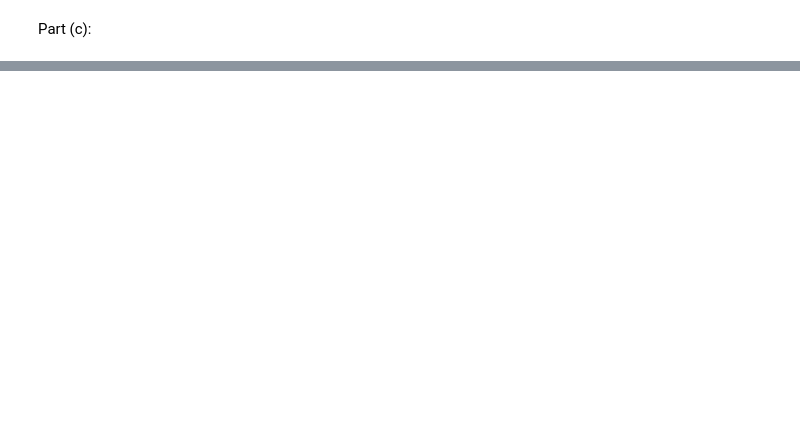
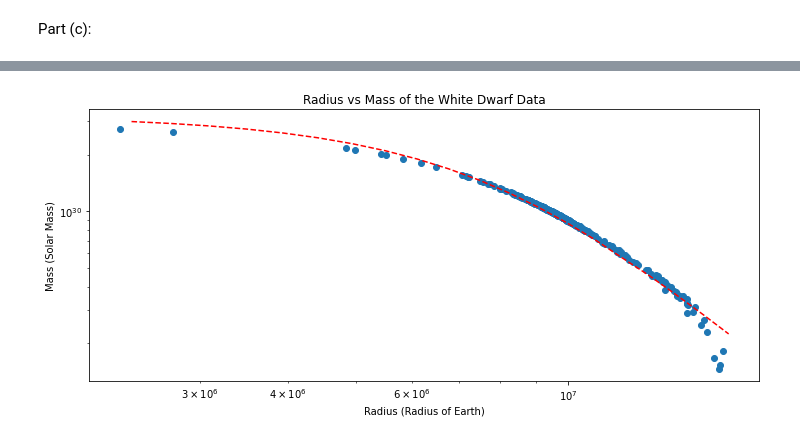
Before and after one commit to tevfikyuce/PHYS514_Final_Project, a Jupyter notebook: finalProject_main.ipynb, the cells around one changed output, grey strips where cells are left out. Drawn from its saved outputs; the diff is of its cells as text; code cells hidden in the pictures; blank space fills up the shorter version.

```diff
--- a/finalProject_main.ipynb
+++ b/finalProject_main.ipynb
@@ -108,0 +251,87 @@ print(len(radius_arr))
+# %%
+#This function finds appropriate min and max central density values for given D
+def find_central_density_limits(D, rho_c_initial, n_search_samples, min_R, max_R):
+    #Broad range of central density values
+    rho_c_vals = rho_c_initial * np.logspace(0.15, 10, n_search_samples)
+
+    #Finding R values of rho_c values
+    R_vals = []
+    for rho_c in rho_c_vals:
+        R,M = calculate_R_M(rho_c, D)
+        R_vals.append(R)
+
+    R_vals = np.asarray(R_vals).astype(float) #Convert to numpy array
+
+    rho_c_min_idx = np.abs(R_vals - min_R).argmin() #İndex of closest element to min R
+    rho_c_max_idx = np.abs(R_vals - max_R).argmin() #İndex of closest element to max R
+
+    return rho_c_vals[rho_c_min_idx], rho_c_vals[rho_c_max_idx]
+# %%
+#Parameters
+N_samples = 20
+
+#Now investigate how to change rho_c in order to cover all radius range
+rho_c_initial = (mass_arr[0]/(4*np.pi*np.power(radius_arr[0], 3))) * (-xi_n/theta_prime_xi_n)
+
+print(rho_c_initial)
+
+#Now have an initial guess of D
+small_x = 1e-4
+D_initial = rho_c_initial / np.power(small_x, 3)
+
+def fun_minimize_D(ln_D):
+    D = np.exp(ln_D)
+    rho_c_min, rho_c_max = find_central_density_limits(D=D, rho_c_initial=rho_c_initial, n_search_samples=10, min_R=np.min(radius_arr), max_R=np.max(radius_arr))
+    rho_c_vals = np.logspace(np.log10(rho_c_min), np.log10(rho_c_max), N_samples)
+    #err = calculate_err_D(spline_func=spline, rho_c_vals=rho_c_vals, D=np.exp(ln_D))
+    #Calculate R-M pairs for given central density vals
+    R_vals = []
+    M_vals = []
+    for rho_c in rho_c_vals:
+        R,M = calculate_R_M(rho_c=rho_c, D=D)
+        R_vals.append(R)
+        M_vals.append(M)
+
+    R_vals = np.asarray(R_vals).astype(float)
+    M_vals = np.asarray(M_vals).astype(float)
+
+    #Fitting Spline to calculated values
+    spline = CubicSpline(x=R_vals, y=M_vals)
+
+    #Calculate Error
+    err = np.sqrt( np.mean(np.power(mass_arr - spline(radius_arr), 2)) ) / solar_mass
+
+    print('ln(D) = ' + str(ln_D) + '  Err = ' + str(err))
+
+    return err
+
+#result = minimize(fun=fun_minimize_D, x0=[D_initial/100], method='Nelder-Mead', options={'disp': True}, bounds=[(1,D_initial)])
+result = minimize(fun=fun_minimize_D, x0=[np.log(D_initial)], options={'disp':True, 'ftol':1e-12}, bounds=[(10,np.log(D_initial))])
+print(result.success)
+
+R_vals = []
+M_vals = []
+rho_c_min, rho_c_max = find_central_density_limits(D=np.exp(result.x), rho_c_initial=rho_c_initial, n_search_samples=50, min_R=np.min(radius_arr), max_R=np.max(radius_arr))
+rho_c_vals = np.logspace(np.log10(rho_c_min), np.log10(rho_c_max), N_samples)
+for rho_c in rho_c_vals:
+    R,M = calculate_R_M(rho_c=rho_c, D=np.exp(result.x))
+    R_vals.append(R)
+    M_vals.append(M)
+
+print(calculate_err_D(spline_func=spline, rho_c_vals=rho_c_vals, D=np.exp(result.x)))
+
+
+#Plotting low mass original data
+plt.figure(figsize=(12,5))
+plt.scatter(x=radius_arr, y=mass_arr)
+#plt.scatter(x=R_vals, y=M_vals)
+plt.plot(R_vals, M_vals, '--', color='red')
+#plt.scatter(x=radius_arr_spline, y=mass_arr_spline)
+#plt.plot(R_vals, spline(R_vals), '--', color='red')
+plt.yscale('log')
+plt.xscale('log')
+plt.xlabel('Radius (Radius of Earth)')
+plt.ylabel('Mass (Solar Mass)')
+plt.title('Radius vs Mass of the White Dwarf Data')
+plt.show()
+# %% [output]
@@ -108,0 +356 @@ print(len(radius_arr))
+[figure, added]
```
Also changed, not shown: parts of 16 cells of this notebook, 5 other files.
